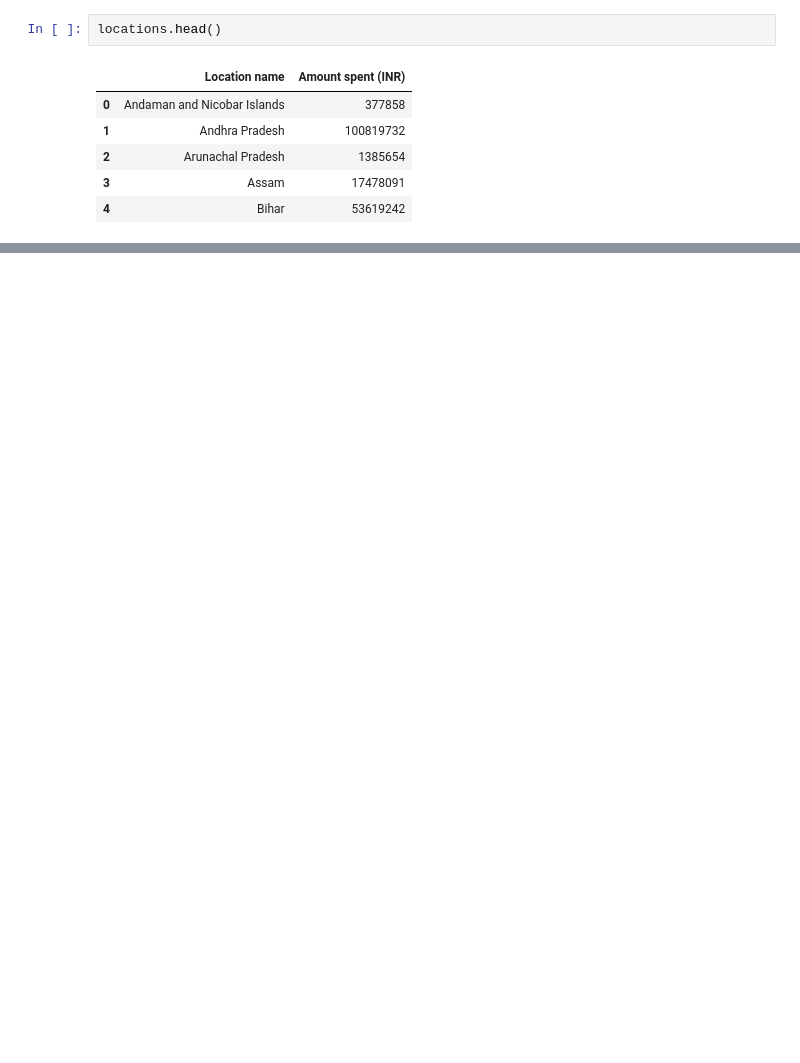
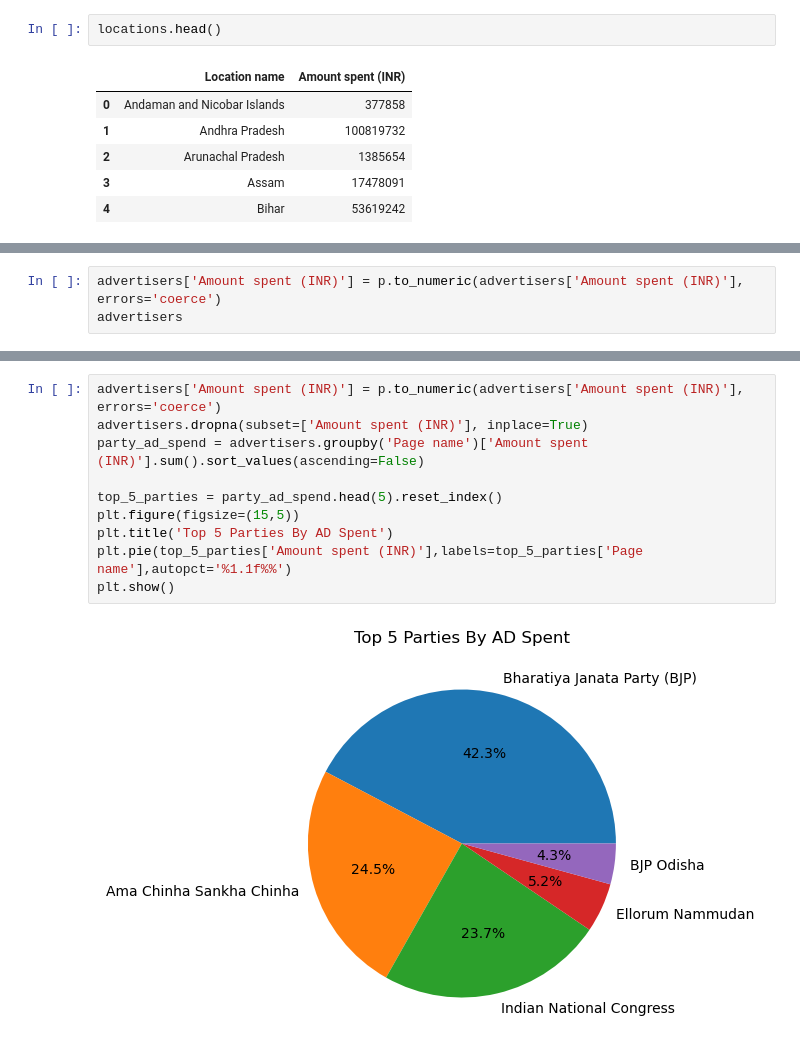
Before and after one commit to sandeepgalipelli/Elections-Ad-Spending-Analysis, a Jupyter notebook: ElectionAdSpending.ipynb, the cells around one changed output, grey strips where cells are left out. Cells and saved outputs as stored; diff of their text form; blank space fills up the shorter version.

```diff
--- a/ElectionAdSpending.ipynb
+++ b/ElectionAdSpending.ipynb
@@ -33,0 +78,3 @@ results.head()
+# %%
+advertisers['Amount spent (INR)'] = p.to_numeric(advertisers['Amount spent (INR)'], errors='coerce')
+advertisers
@@ -33,0 +95,12 @@ results.head()
+# %%
+advertisers['Amount spent (INR)'] = p.to_numeric(advertisers['Amount spent (INR)'], errors='coerce')
+advertisers.dropna(subset=['Amount spent (INR)'], inplace=True)
+party_ad_spend = advertisers.groupby('Page name')['Amount spent (INR)'].sum().sort_values(ascending=False)
+
+top_5_parties = party_ad_spend.head(5).reset_index()
+plt.figure(figsize=(15,5))
+plt.title('Top 5 Parties By AD Spent')
+plt.pie(top_5_parties['Amount spent (INR)'],labels=top_5_parties['Page name'],autopct='%1.1f%%')
+plt.show()
+# %% [output]
+[figure, added]
```
Also changed, not shown: parts of 11 cells of this notebook.
